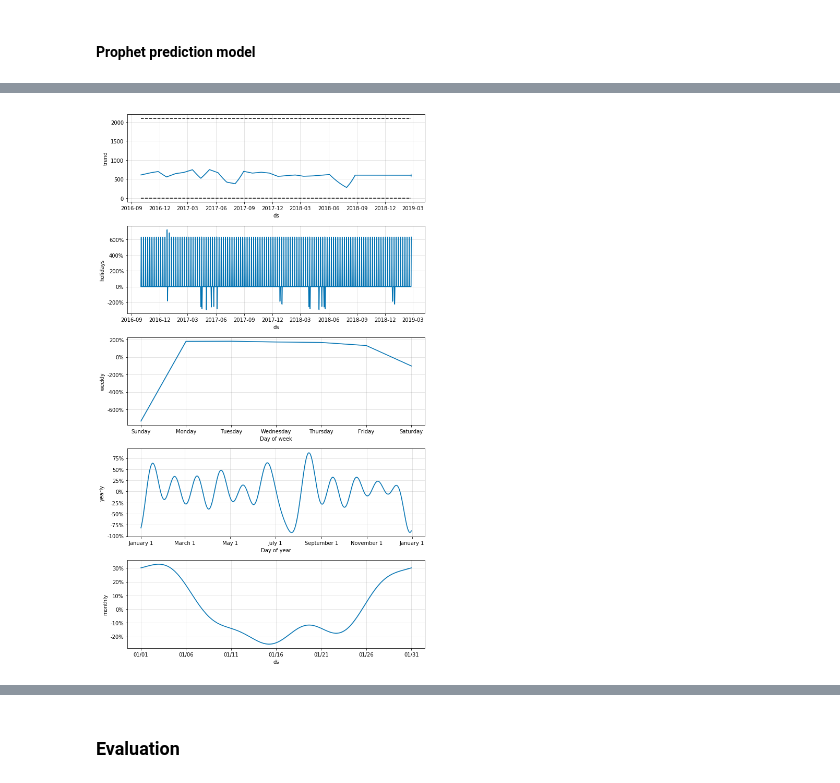
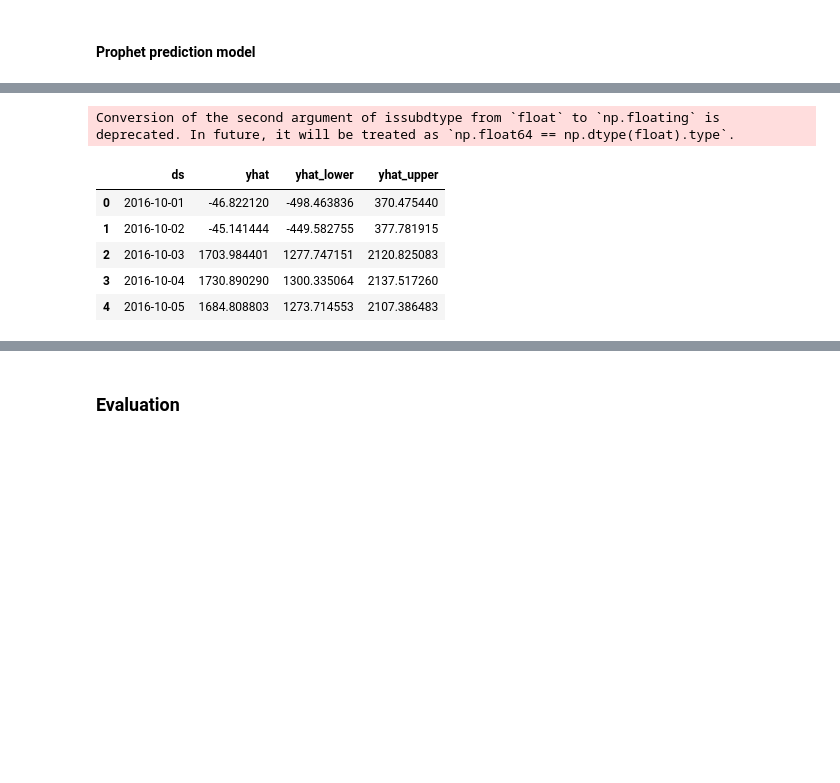
Before and after one commit to oddeirikigland/Summer-Project-Smarte-bygg, a Jupyter notebook: models/prophet/prophet.ipynb, the cells around one changed output, grey strips where cells are left out. Cells and saved outputs as stored; diff of their text form; code cells hidden in the pictures; blank space fills up the shorter version.

```diff
--- a/models/prophet/prophet.ipynb
+++ b/models/prophet/prophet.ipynb
@@ -93,4 +66,13 @@ fig1 = m.plot(forecast)
-# %%
-fig2 = m.plot_components(forecast)
-# %% [output]
-[figure, removed]
+# %%
+forecast, model = prophet_prediction(train, test)
+# %% [output]
+Conversion of the second argument of issubdtype from `float` to `np.floating` is deprecated. In future, it will be treated as `np.float64 == np.dtype(float).type`.
+# %%
+get_readable_forecast_info(forecast).head()
+# %% [output]
+|  | ds | yhat | yhat_lower | yhat_upper |
+| 0 | 2016-10-01 | -46.822120 | -498.463836 | 370.475440 |
+| 1 | 2016-10-02 | -45.141444 | -449.582755 | 377.781915 |
+| 2 | 2016-10-03 | 1703.984401 | 1277.747151 | 2120.825083 |
+| 3 | 2016-10-04 | 1730.890290 | 1300.335064 | 2137.517260 |
+| 4 | 2016-10-05 | 1684.808803 | 1273.714553 | 2107.386483 |
```
Also changed, not shown: parts of 10 cells of this notebook, 3 other files.
